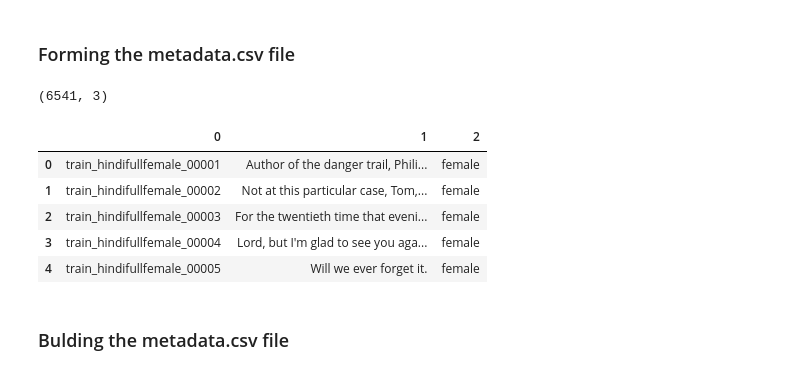
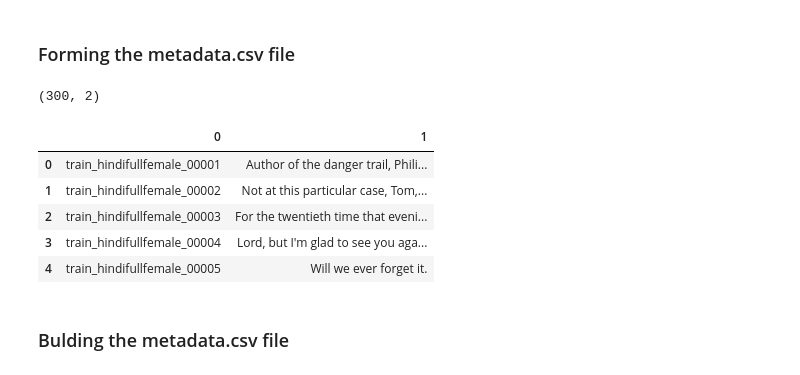
Before and after one commit to dev-rutwik26/piper_training_rk, a Jupyter notebook: scripts/TTS_dataset_preprocess.ipynb, the cells around one changed output. Saved outputs shown, nothing was run; the diff lists cells and outputs as text; code cells hidden in the pictures.

```diff
--- a/scripts/TTS_dataset_preprocess.ipynb
+++ b/scripts/TTS_dataset_preprocess.ipynb
@@ -81,31 +83,31 @@ To enable the following instructions: AVX2 FMA, in other operations, rebuild Ten
 ### Forming the metadata.csv file
 # %%
 # Load and clean
-metadata_female_fp = "dataset/english/txt.done.data"
+metadata_female_fp = 'dataset/english/txt.done.data'
 
 # Read file split by double quotes (to separate filename and transcript)
 metadata_female = pd.read_csv(metadata_female_fp, sep='"', usecols=[0, 1], header=None)
 
 # Clean filename: remove leading '(' and whitespace
 metadata_female[0] = metadata_female[0].str.replace(r'\(', '', regex=True).str.strip()
 
 # Clean transcript: remove leading/trailing whitespace
 metadata_female[1] = metadata_female[1].str.strip()
 
-# Optional: add speaker info
-metadata_female[2] = 'female'
+# # Optional: add speaker info
+# metadata_female[2] = 'female'
 
 # Show shape and preview
 print(metadata_female.shape)
 metadata_female.head()
 # %% [output]
-(6541, 3)
+(300, 2)
-|  | 0 | 1 | 2 |
-| 0 | train_hindifullfemale_00001 | Author of the danger trail, Phili... | female |
-| 1 | train_hindifullfemale_00002 | Not at this particular case, Tom,... | female |
-| 2 | train_hindifullfemale_00003 | For the twentieth time that eveni... | female |
-| 3 | train_hindifullfemale_00004 | Lord, but I'm glad to see you aga... | female |
-| 4 | train_hindifullfemale_00005 | Will we ever forget it. | female |
+|  | 0 | 1 |
+| 0 | train_hindifullfemale_00001 | Author of the danger trail, Phili... |
+| 1 | train_hindifullfemale_00002 | Not at this particular case, Tom,... |
+| 2 | train_hindifullfemale_00003 | For the twentieth time that eveni... |
+| 3 | train_hindifullfemale_00004 | Lord, but I'm glad to see you aga... |
+| 4 | train_hindifullfemale_00005 | Will we ever forget it. |
 # %% [markdown]
 ### Bulding the metadata.csv file
 # %%
```
Also changed, not shown: parts of 10 cells of this notebook, 6 other files.
